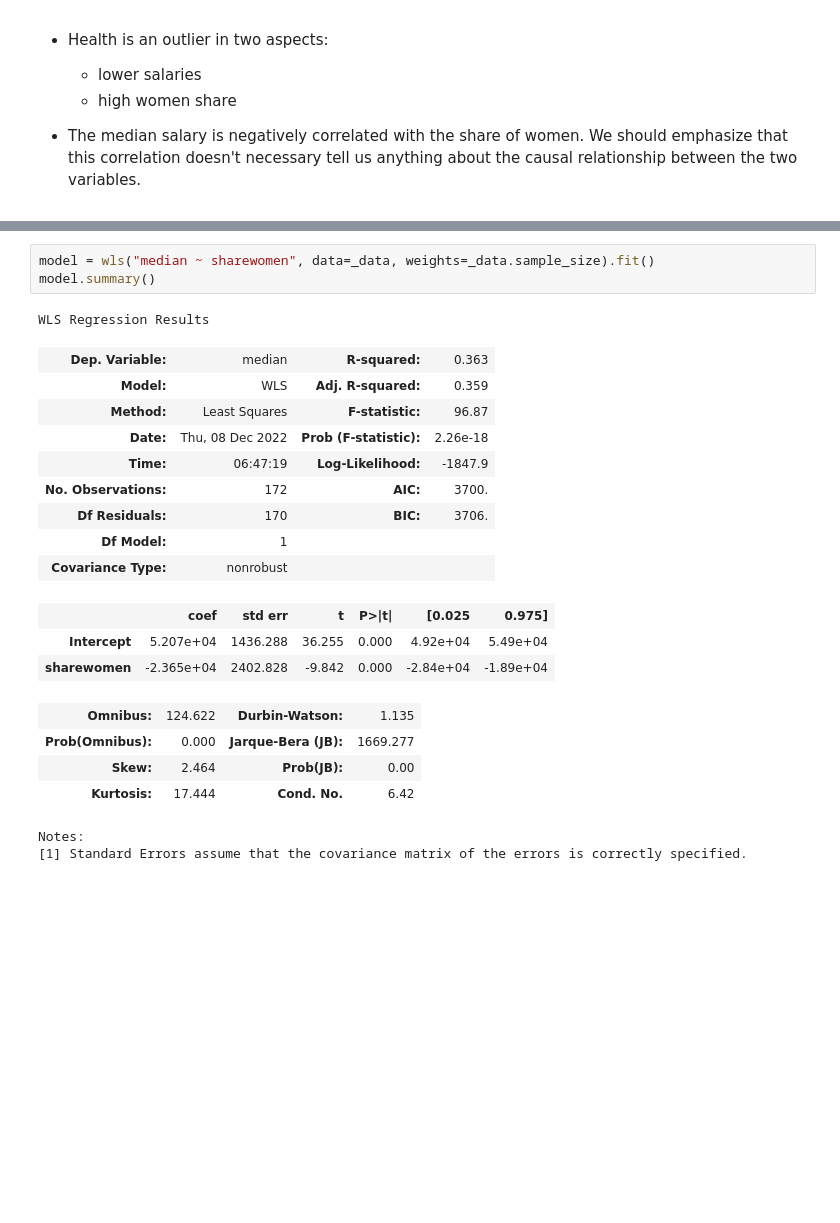
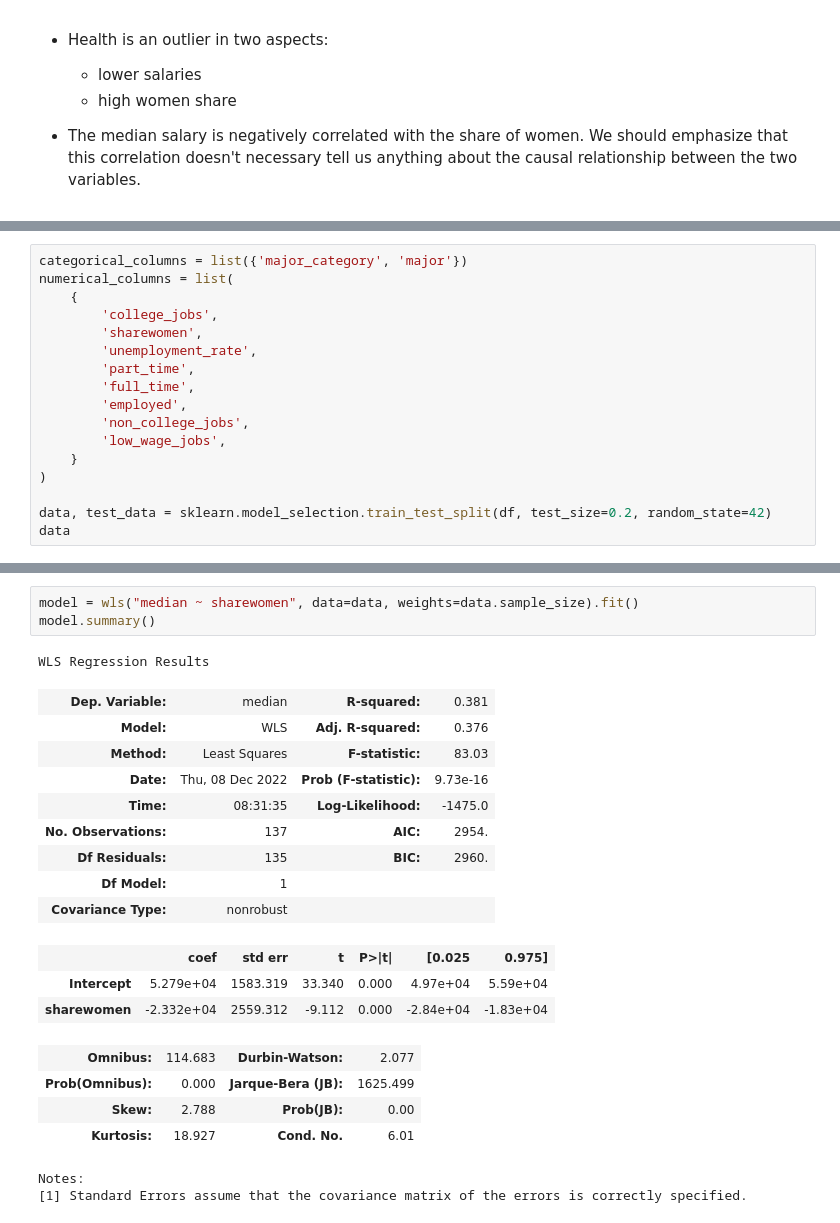
Before and after one commit to andersy005/ms-ds-notebooks, a Jupyter notebook: notebooks/college-majors-vs-salaries.ipynb, the cells around one changed output, grey strips where cells are left out. Cells and saved outputs as stored; diff of their text form; blank space fills up the shorter version.

```diff
--- a/notebooks/analysis.ipynb
+++ b/notebooks/college-majors-vs-salaries.ipynb
@@ -327,0 +311,17 @@ _data
+# %%
+categorical_columns = list({'major_category', 'major'})
+numerical_columns = list(
+    {
+        'college_jobs',
+        'sharewomen',
+        'unemployment_rate',
+        'part_time',
+        'full_time',
+        'employed',
+        'non_college_jobs',
+        'low_wage_jobs',
+    }
+)
+
+data, test_data = sklearn.model_selection.train_test_split(df, test_size=0.2, random_state=42)
+data
@@ -328,24 +342,24 @@ _data
 # %%
-model = wls("median ~ sharewomen", data=_data, weights=_data.sample_size).fit()
+model = wls("median ~ sharewomen", data=data, weights=data.sample_size).fit()
 model.summary()
 # %% [output]
 WLS Regression Results
-| Dep. Variable: | median | R-squared: | 0.363 |
-| Model: | WLS | Adj. R-squared: | 0.359 |
-| Method: | Least Squares | F-statistic: | 96.87 |
-| Date: | Thu, 08 Dec 2022 | Prob (F-statistic): | 2.26e-18 |
-| Time: | 06:47:19 | Log-Likelihood: | -1847.9 |
-| No. Observations: | 172 | AIC: | 3700. |
-| Df Residuals: | 170 | BIC: | 3706. |
+| Dep. Variable: | median | R-squared: | 0.381 |
+| Model: | WLS | Adj. R-squared: | 0.376 |
+| Method: | Least Squares | F-statistic: | 83.03 |
+| Date: | Thu, 08 Dec 2022 | Prob (F-statistic): | 9.73e-16 |
+| Time: | 08:31:35 | Log-Likelihood: | -1475.0 |
+| No. Observations: | 137 | AIC: | 2954. |
+| Df Residuals: | 135 | BIC: | 2960. |
 | Df Model: | 1 |  |  |
 | Covariance Type: | nonrobust |  |  |
 |  | coef | std err | t | P>|t| | [0.025 | 0.975] |
-| Intercept | 5.207e+04 | 1436.288 | 36.255 | 0.000 | 4.92e+04 | 5.49e+04 |
-| sharewomen | -2.365e+04 | 2402.828 | -9.842 | 0.000 | -2.84e+04 | -1.89e+04 |
+| Intercept | 5.279e+04 | 1583.319 | 33.340 | 0.000 | 4.97e+04 | 5.59e+04 |
+| sharewomen | -2.332e+04 | 2559.312 | -9.112 | 0.000 | -2.84e+04 | -1.83e+04 |
-| Omnibus: | 124.622 | Durbin-Watson: | 1.135 |
-| Prob(Omnibus): | 0.000 | Jarque-Bera (JB): | 1669.277 |
-| Skew: | 2.464 | Prob(JB): | 0.00 |
-| Kurtosis: | 17.444 | Cond. No. | 6.42 |
+| Omnibus: | 114.683 | Durbin-Watson: | 2.077 |
+| Prob(Omnibus): | 0.000 | Jarque-Bera (JB): | 1625.499 |
+| Skew: | 2.788 | Prob(JB): | 0.00 |
+| Kurtosis: | 18.927 | Cond. No. | 6.01 |
 Notes:
 [1] Standard Errors assume that the covariance matrix of the errors is correctly specified.
 # %% [markdown]
```
Also changed, not shown: parts of 19 cells of this notebook.
